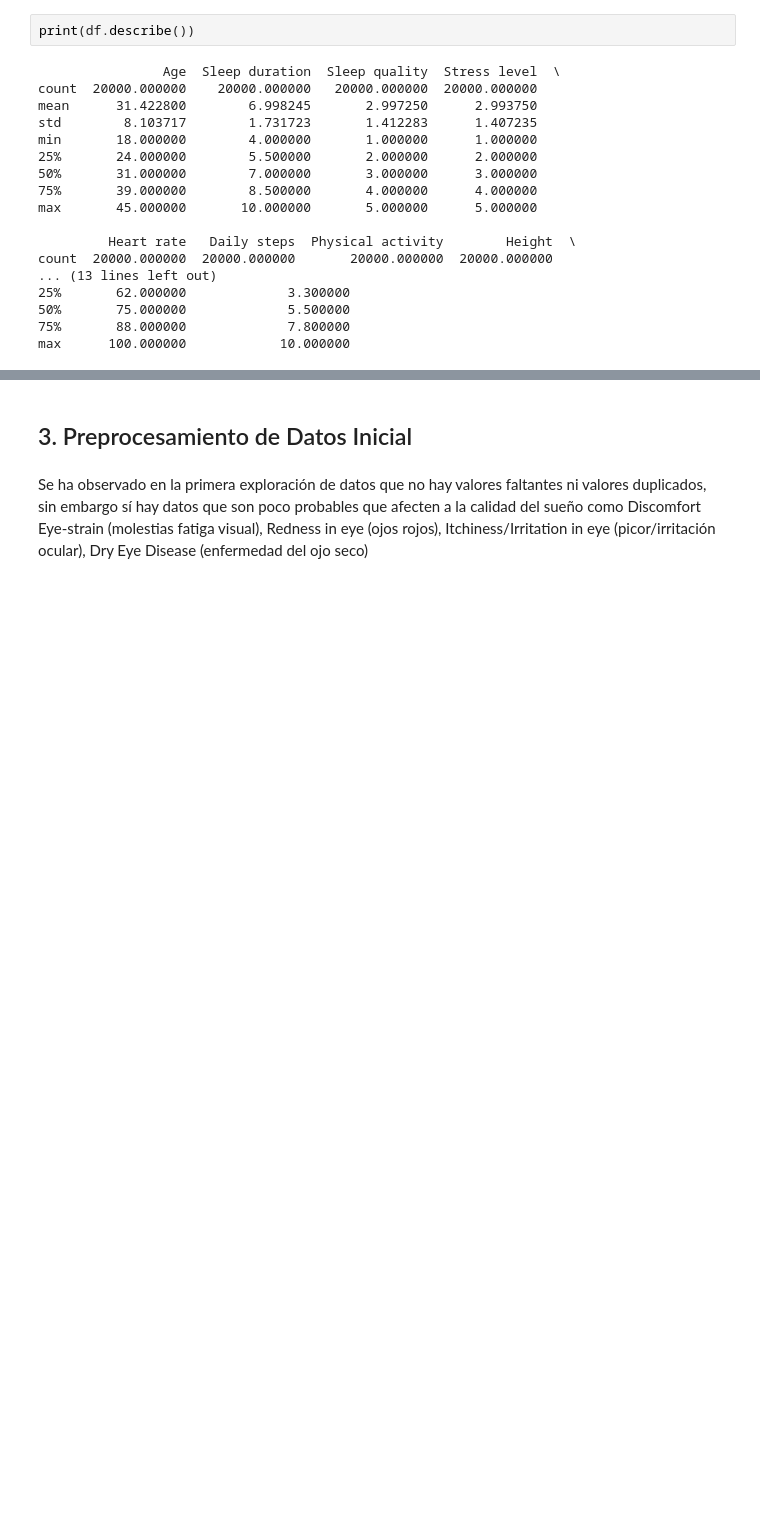
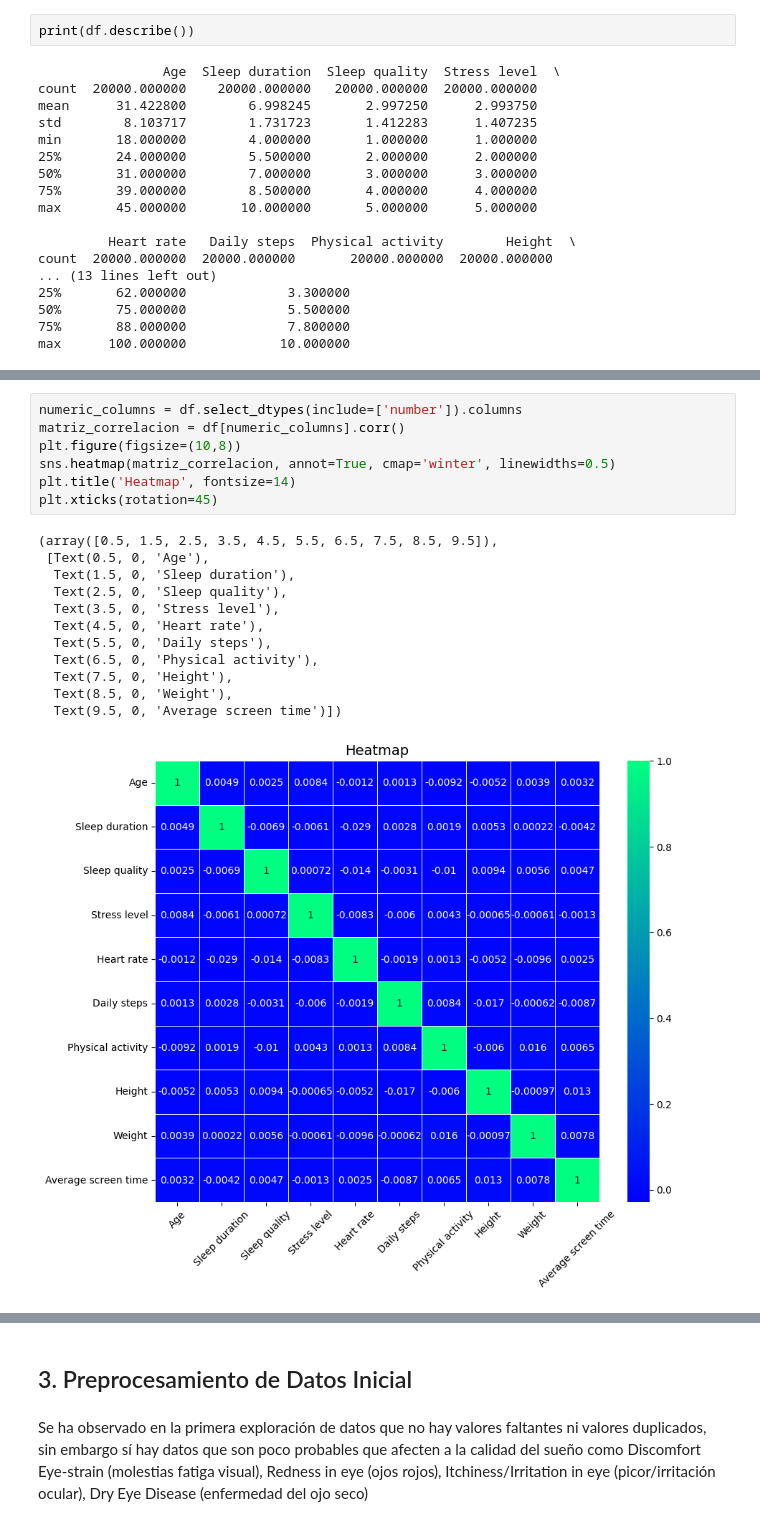
Before and after one commit to JuanManiglia/DS102024, a Jupyter notebook: 3-MachineLearning/10-Proyecto_ML/src/notebooks/limpieza.ipynb, the cells around one changed output, grey strips where cells are left out. Cells and saved outputs as stored; diff of their text form; blank space fills up the shorter version.

```diff
--- a/3-MachineLearning/10-Proyecto_ML/src/notebooks/limpieza.ipynb
+++ b/3-MachineLearning/10-Proyecto_ML/src/notebooks/limpieza.ipynb
@@ -310,0 +320,20 @@ En la sección cualitativa hay una cantidad equilibrada de datos, tanto masculin
+# %%
+numeric_columns = df.select_dtypes(include=['number']).columns
+matriz_correlacion = df[numeric_columns].corr()
+plt.figure(figsize=(10,8))
+sns.heatmap(matriz_correlacion, annot=True, cmap='winter', linewidths=0.5)
+plt.title('Heatmap', fontsize=14)
+plt.xticks(rotation=45)
+# %% [output]
+(array([0.5, 1.5, 2.5, 3.5, 4.5, 5.5, 6.5, 7.5, 8.5, 9.5]),
+ [Text(0.5, 0, 'Age'),
+  Text(1.5, 0, 'Sleep duration'),
+  Text(2.5, 0, 'Sleep quality'),
+  Text(3.5, 0, 'Stress level'),
+  Text(4.5, 0, 'Heart rate'),
+  Text(5.5, 0, 'Daily steps'),
+  Text(6.5, 0, 'Physical activity'),
+  Text(7.5, 0, 'Height'),
+  Text(8.5, 0, 'Weight'),
+  Text(9.5, 0, 'Average screen time')])
+[figure, added]
```
Also changed, not shown: parts of 91 cells of this notebook, 2 other files.
